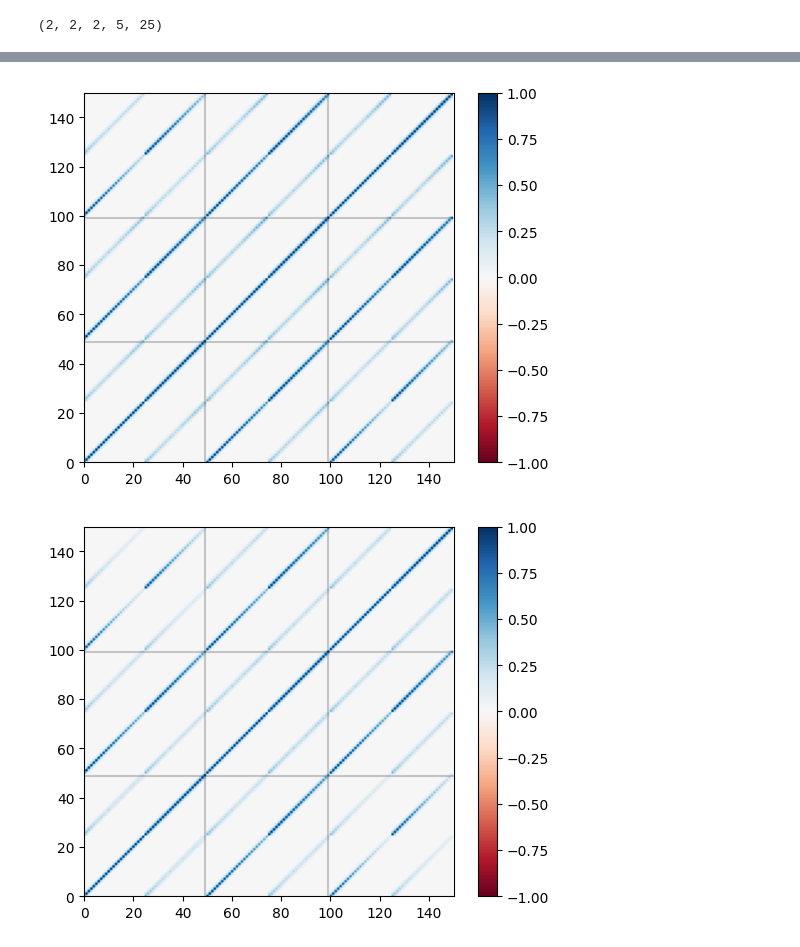
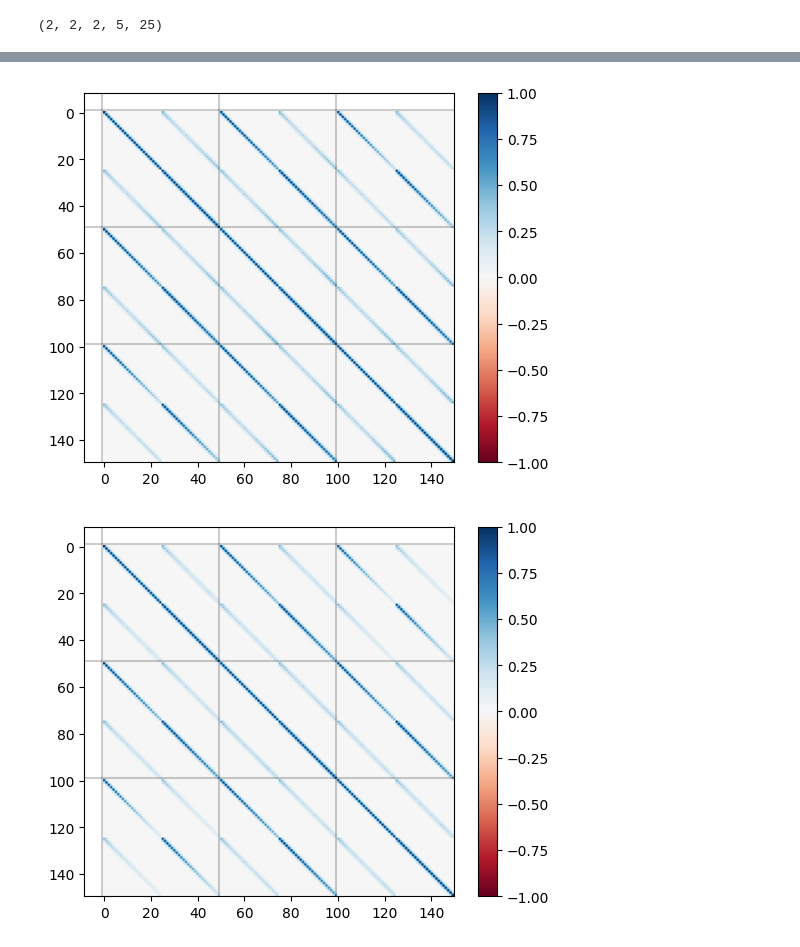
Before and after one commit to jadamo/covapt_mt, a Jupyter notebook: test_mt_covapt.ipynb, the cells around one changed output, grey strips where cells are left out. Saved outputs shown, nothing was run; the diff lists cells and outputs as text; code cells hidden in the pictures.

```diff
--- a/test_mt_covapt.ipynb
+++ b/test_mt_covapt.ipynb
@@ -15,3 +15,6 @@ print(model.pk_galaxy.shape)
 (2, 2, 2, 5, 25)
 # %%
 C_G = model.get_mt_gaussian_covariance()
+P_G = np.zeros_like(C_G)
+for z in range(model.num_zbins):
+    P_G[z] = np.linalg.inv(C_G[z])
@@ -45,21 +29,19 @@ def CorMat(cov):
 # %%
 for z in range(model.num_zbins):
 
     try:
         L = np.linalg.cholesky(C_G[z])
     except:
         print("ERROR! Covariance matrix is not positive definite!")
 
     plt.figure()
     corr = CorMat(C_G[z])
     img = plt.imshow(corr, vmin=-1, vmax=1, cmap="RdBu")
     for i in range(model.num_spectra):
         plt.axvline(i*model.num_kbins*2 - 1, c="black", alpha=0.2)
         plt.axhline(i*model.num_kbins*2 - 1, c="black", alpha=0.2)
     plt.colorbar()
-    plt.xlim(0, corr.shape[1])
-    plt.ylim(0, corr.shape[1])
 # %% [output]
-[figure, old version]
+[figure, new version]
-[figure, old version]
+[figure, new version]
 # %%
```
Also changed, not shown: parts of 3 cells of this notebook, 1 other file.
